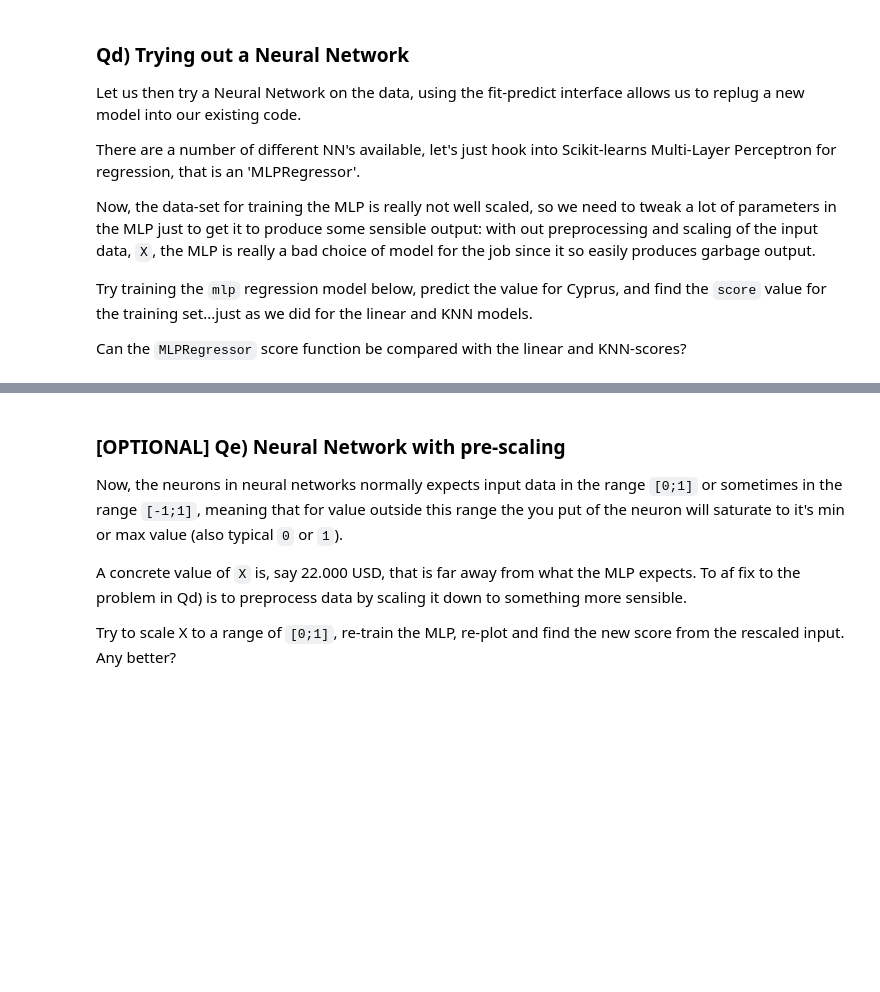
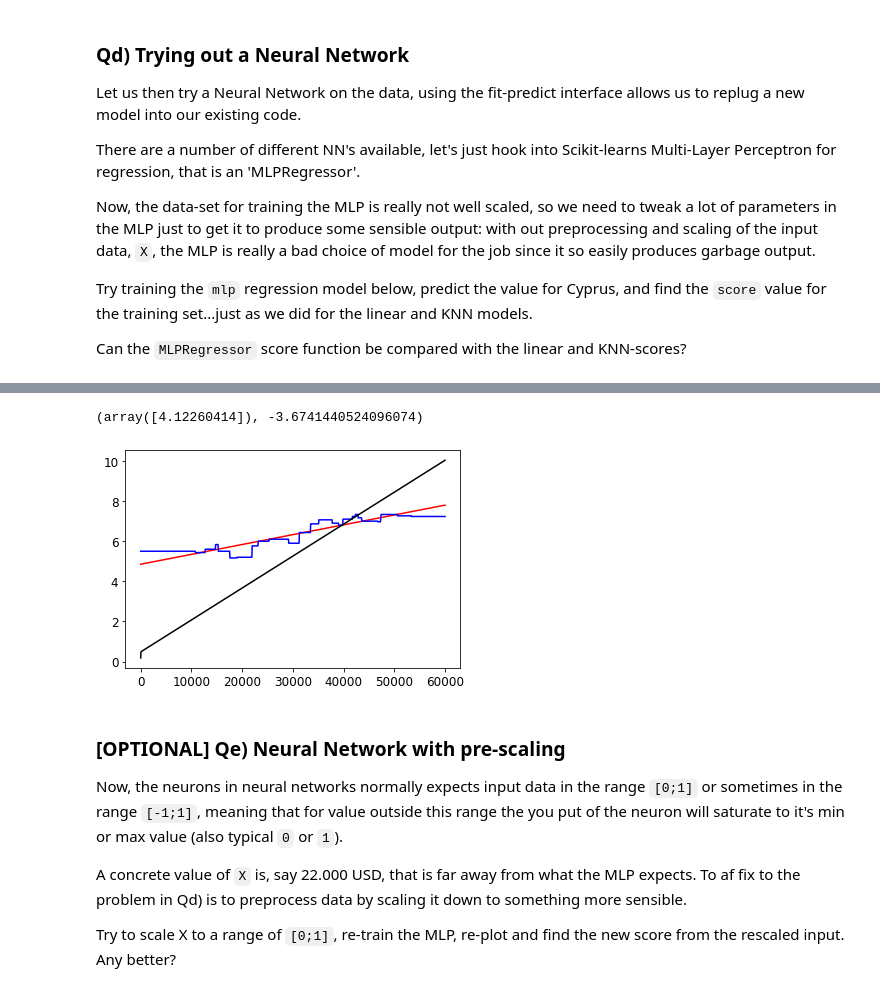
Before and after one commit to gomgom50/MLKursus, a Jupyter notebook: Morten/intro_L1_Morten.ipynb, the cells around one changed output, grey strips where cells are left out. Drawn from its saved outputs; the diff is of its cells as text; code cells hidden in the pictures; blank space fills up the shorter version.

```diff
--- a/Morten/intro_L1_Morten.ipynb
+++ b/Morten/intro_L1_Morten.ipynb
@@ -456,4 +490,9 @@ plt.plot(m, y_pred_knn, "b")
 plt.plot(m, y_pred_mlp, "k")
 
 # TODO: add your code here..
-assert False, "TODO: predict value for Cyprus and fetch the score() from the fitting."
+#assert False, "TODO: predict value for Cyprus and fetch the score() from the fitting."
+pred = [[22875]]
+y_pred = mlp.predict(pred)
+
+y_pred, mlp.score(X, y)
+# %% [output]
@@ -460,3 +516,5 @@ assert False, "TODO: predict value for Cyprus and fetch the score() from the fit
+(array([4.12260414]), -3.6741440524096074)
+[figure, added]
 # %% [markdown]
 ###  [OPTIONAL] Qe) Neural Network with pre-scaling
 
```
Also changed, not shown: parts of 7 cells of this notebook, 1 other file.
